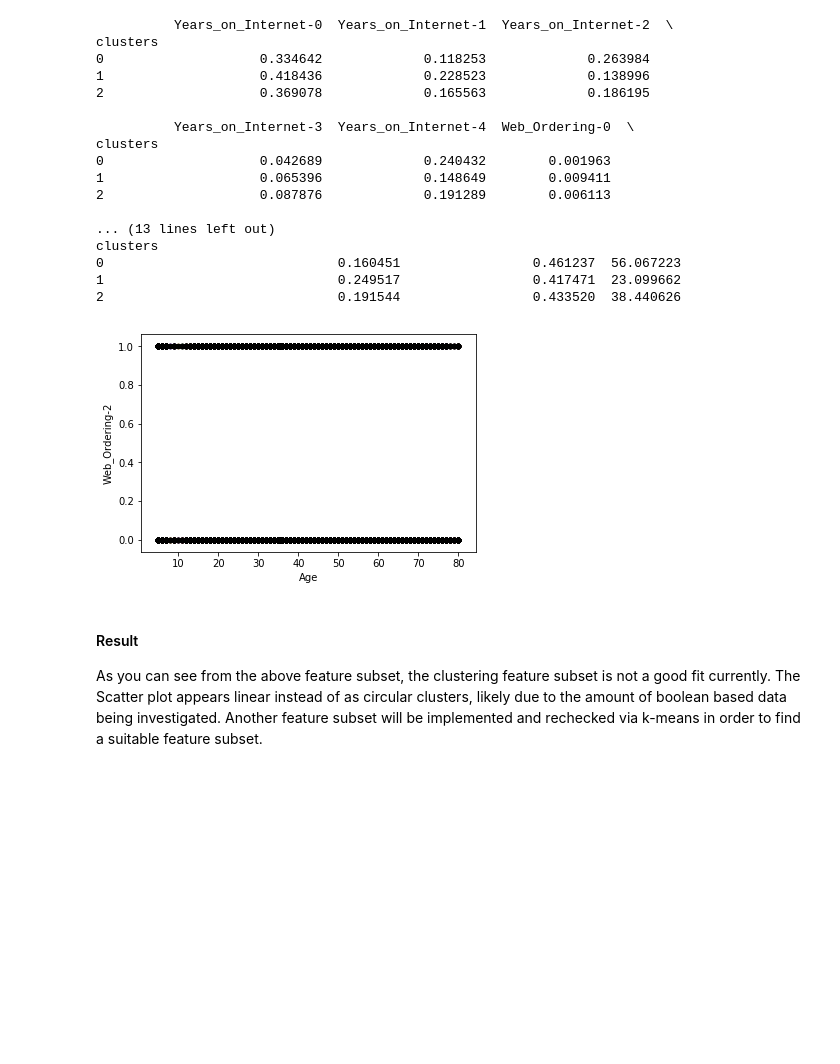
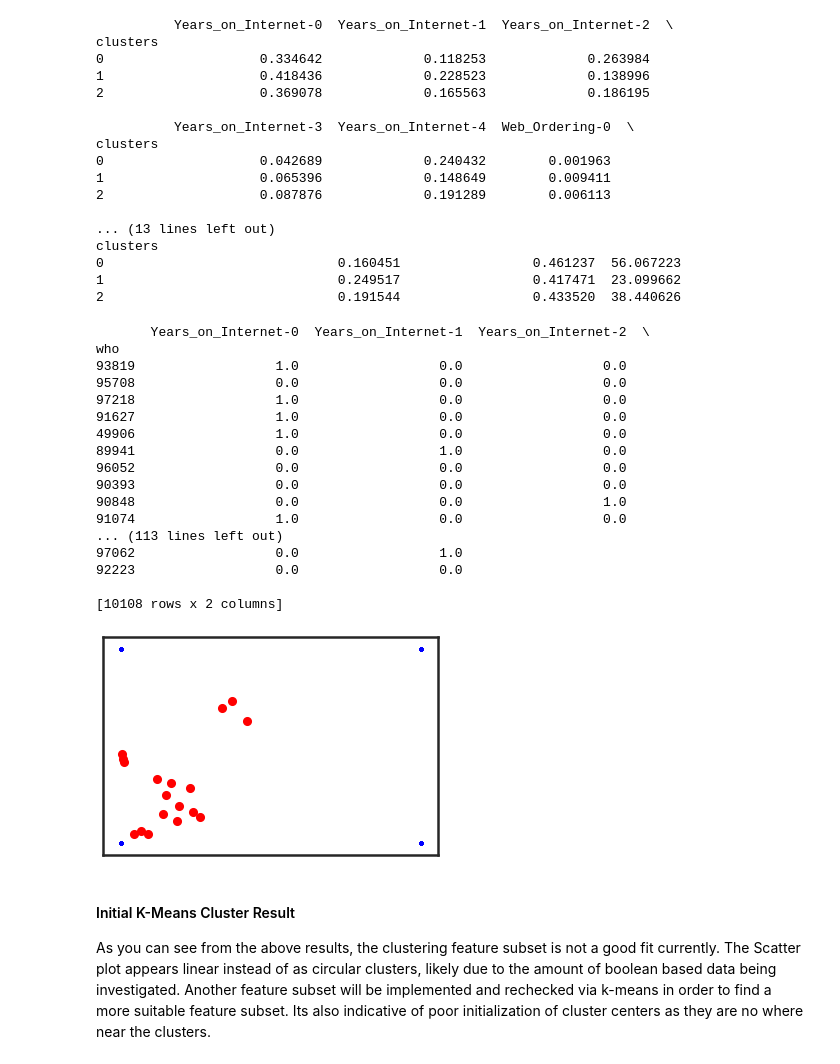
Before and after one commit to annadowling/DataMiningAssignment2, a Jupyter notebook: notebooks/Assignment2.ipynb, the cells around one changed output. Saved outputs shown, nothing was run; the diff lists cells and outputs as text; code cells hidden in the pictures; blank space fills up the shorter version.

```diff
--- a/notebooks/Assignment2.ipynb
+++ b/notebooks/Assignment2.ipynb
@@ -177,9 +167,6 @@ featureSub.head(10)
 # %% [markdown]
 ### k-means
 # %%
-# fill NaN values in dataset
-featureSub.fillna(featureSub.mean(), inplace=True)
-
 import pandas as pd
 from scipy import stats
 from sklearn.cluster import KMeans
@@ -191,6 +178,7 @@ tempDF = featureSub
 
 #Cluster the data
 kmeans = KMeans(n_clusters=3, random_state=0).fit(tempDF)
+centroids = kmeans.cluster_centers_
 labels = kmeans.labels_
 
 # Add back to original data
@@ -216,22 +204,3 @@ clusters
 0                              0.160451                 0.461237  56.067223
 1                              0.249517                 0.417471  23.099662
 2                              0.191544                 0.433520  38.440626
-# %%
-# scatter plot init
-ax1 = tempDF.plot(kind='scatter', x='Age', y='Not_Purchasing_Too_complicated', color='r')
-ax2 = tempDF.plot(kind='scatter', x='Age', y='Not_Purchasing_Easier_locally', color='g', ax=ax1)
-ax3 = tempDF.plot(kind='scatter', x='Age', y='Not_Purchasing_Security', color='b', ax=ax1)
-ax4 = tempDF.plot(kind='scatter', x='Age', y='Not_Purchasing_Prefer_people', color='purple', ax=ax1)
-ax5 = tempDF.plot(kind='scatter', x='Age', y='Years_on_Internet-0', color='orange', ax=ax1)
-ax6 = tempDF.plot(kind='scatter', x='Age', y='Years_on_Internet-1', color='pink', ax=ax1)
-ax7 = tempDF.plot(kind='scatter', x='Age', y='Not_Purchasing_Privacy', color='black', ax=ax1)
-ax8 = tempDF.plot(kind='scatter', x='Age', y='Years_on_Internet-2', color='black', ax=ax1)
-ax9 = tempDF.plot(kind='scatter', x='Age', y='Years_on_Internet-3', color='black', ax=ax1)
-ax10 = tempDF.plot(kind='scatter', x='Age', y='Years_on_Internet-4', color='black', ax=ax1)
-ax11 = tempDF.plot(kind='scatter', x='Age', y='Web_Ordering-0', color='black', ax=ax1)
-ax12 = tempDF.plot(kind='scatter', x='Age', y='Web_Ordering-1', color='black', ax=ax1)
-ax13 = tempDF.plot(kind='scatter', x='Age', y='Web_Ordering-2', color='black', ax=ax1)
-
-#print(ax1 == ax2 == ax3 == ax4 == ax5 == ax6 == ax7 == ax8 == ax9 == ax10)
-# %% [output]
-[figure, removed]
@@ -238,5 +227,38 @@ ax13 = tempDF.plot(kind='scatter', x='Age', y='Web_Ordering-2', color='black', a
+# %%
+sns.set_context('poster')
+sns.set_color_codes()
+plot_kwds = {'alpha' : 0.25, 's' : 15, 'linewidths':0}
+paletteName = 'deep'
+fontSize = 10
+fc = '#cccccc'
+# %%
+plt.scatter(tempDF.iloc[:, 0:6], tempDF.iloc[:, 7:13], c='blue', **plot_kwds)
+plt.scatter(centroids[:, 0:6], centroids[:, 7:13], c='red', s=50)
+
+
+frame = plt.gca()
+frame.axes.get_xaxis().set_visible(False)
+frame.axes.get_yaxis().set_visible(False)
+plt.savefig('pic/complexDataForClustering.pdf')
+# %% [output]
+       Years_on_Internet-0  Years_on_Internet-1  Years_on_Internet-2  \
+who
+93819                  1.0                  0.0                  0.0
+95708                  0.0                  0.0                  0.0
+97218                  1.0                  0.0                  0.0
+91627                  1.0                  0.0                  0.0
+49906                  1.0                  0.0                  0.0
+89941                  0.0                  1.0                  0.0
+96052                  0.0                  0.0                  0.0
+90393                  0.0                  0.0                  0.0
+90848                  0.0                  0.0                  1.0
+91074                  1.0                  0.0                  0.0
+... (113 lines left out)
+97062                  0.0                  1.0
+92223                  0.0                  0.0
+
+[10108 rows x 2 columns]
+[figure, added]
 # %% [markdown]
-#### Result
-As you can see from the above feature subset, the clustering feature subset is not a good fit currently.
-The Scatter plot appears linear instead of as circular clusters, likely due to the amount of boolean based data being investigated.
-Another feature subset will be implemented and rechecked via k-means in order to find a suitable feature subset.
+#### Initial K-Means Cluster Result
+As you can see from the above results, the clustering feature subset is not a good fit currently. The Scatter plot appears linear instead of as circular clusters, likely due to the amount of boolean based data being investigated. Another feature subset will be implemented and rechecked via k-means in order to find a more suitable feature subset. Its also indicative of poor initialization of cluster centers as they are no where near the clusters.
```
Also changed, not shown: parts of 8 cells of this notebook, 9 other files.
